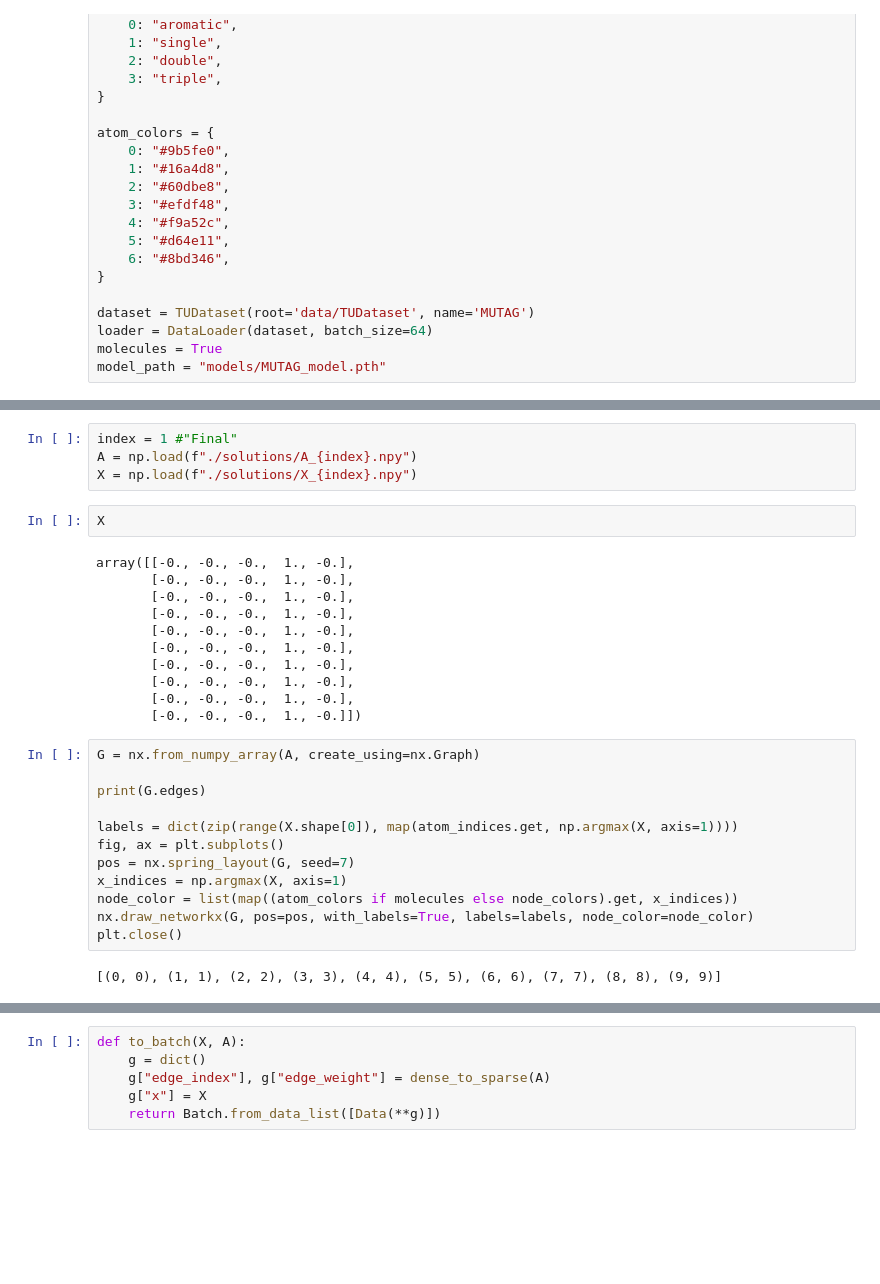
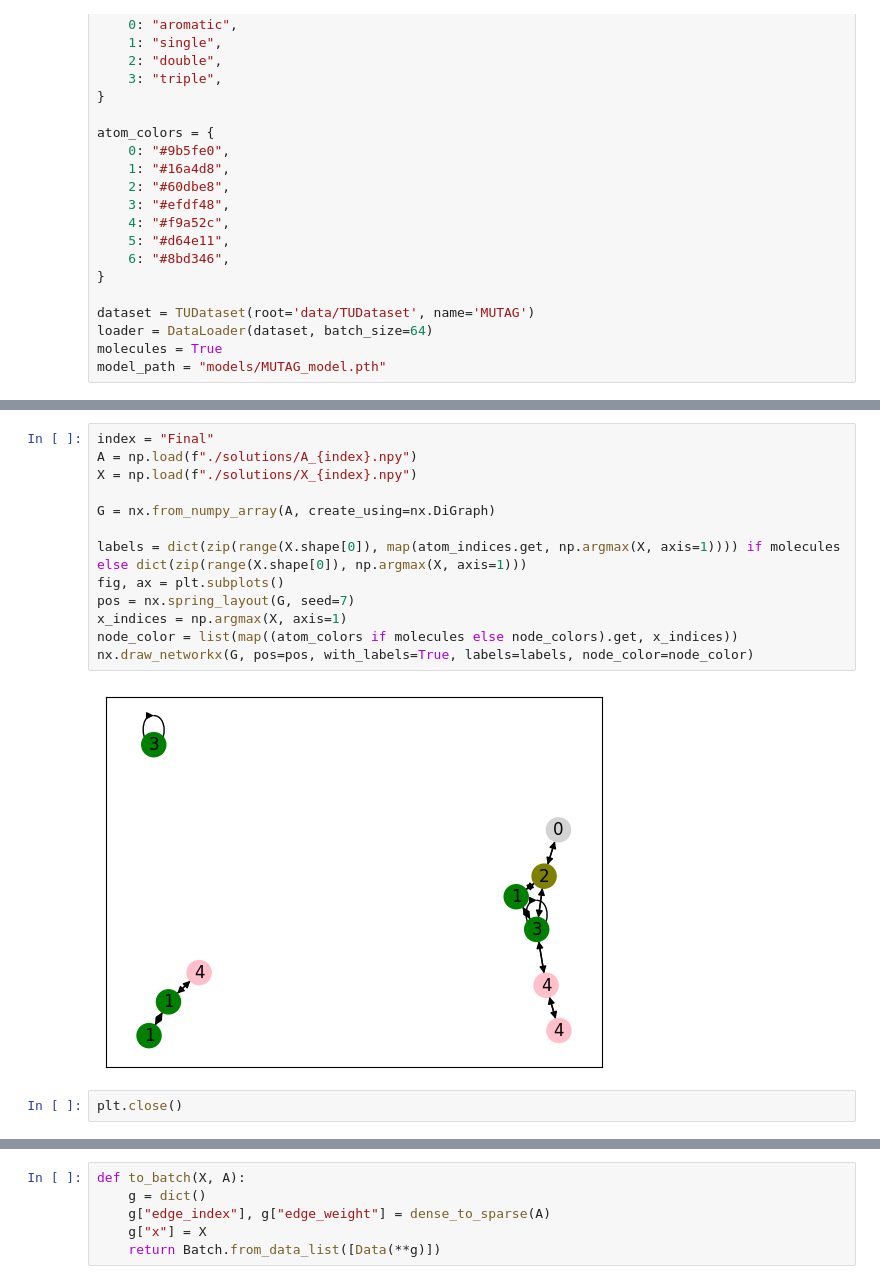
Before and after one commit to blake-gaines/MIPExplainer, a Jupyter notebook: visualize.ipynb, the cells around one changed output, grey strips where cells are left out. Cells and saved outputs as stored; diff of their text form; blank space fills up the shorter version.

```diff
--- a/visualize.ipynb
+++ b/visualize.ipynb
@@ -100,35 +111,21 @@ Max Output Value: 54.59297180175781
 [interactive output not drawn]
 [interactive output not drawn]
-# %%
-index = 1 #"Final"
-A = np.load(f"./solutions/A_{index}.npy")
-X = np.load(f"./solutions/X_{index}.npy")
-# %%
-X
-# %% [output]
-array([[-0., -0., -0.,  1., -0.],
-       [-0., -0., -0.,  1., -0.],
-       [-0., -0., -0.,  1., -0.],
-       [-0., -0., -0.,  1., -0.],
-       [-0., -0., -0.,  1., -0.],
-       [-0., -0., -0.,  1., -0.],
-       [-0., -0., -0.,  1., -0.],
-       [-0., -0., -0.,  1., -0.],
-       [-0., -0., -0.,  1., -0.],
-       [-0., -0., -0.,  1., -0.]])
 # %%
-G = nx.from_numpy_array(A, create_using=nx.Graph)
+index = "Final"
+A = np.load(f"./solutions/A_{index}.npy")
+X = np.load(f"./solutions/X_{index}.npy")
 
-print(G.edges)
+G = nx.from_numpy_array(A, create_using=nx.DiGraph)
 
-labels = dict(zip(range(X.shape[0]), map(atom_indices.get, np.argmax(X, axis=1))))
+labels = dict(zip(range(X.shape[0]), map(atom_indices.get, np.argmax(X, axis=1)))) if molecules else dict(zip(range(X.shape[0]), np.argmax(X, axis=1)))
 fig, ax = plt.subplots()
 pos = nx.spring_layout(G, seed=7)
 x_indices = np.argmax(X, axis=1)
 node_color = list(map((atom_colors if molecules else node_colors).get, x_indices))
 nx.draw_networkx(G, pos=pos, with_labels=True, labels=labels, node_color=node_color)
-plt.close()
 # %% [output]
-[(0, 0), (1, 1), (2, 2), (3, 3), (4, 4), (5, 5), (6, 6), (7, 7), (8, 8), (9, 9)]
+[figure, added]
+# %%
+plt.close()
 # %%
 folder = "figures"
```
Also changed, not shown: parts of 10 cells of this notebook, 4 other files.
